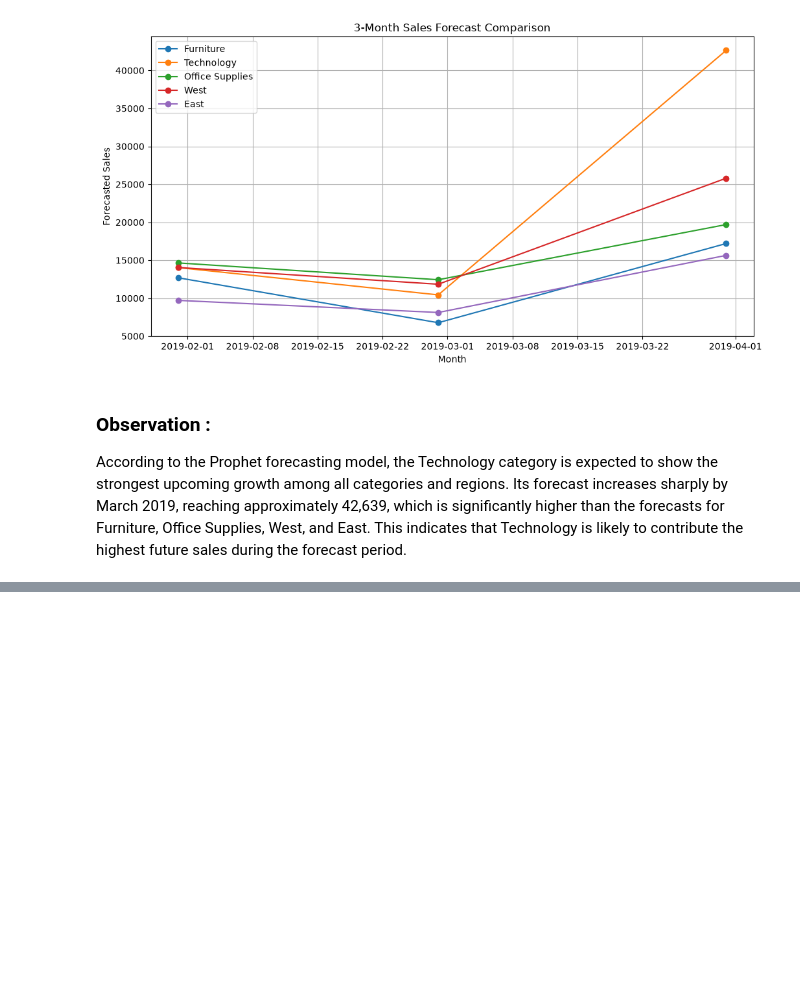
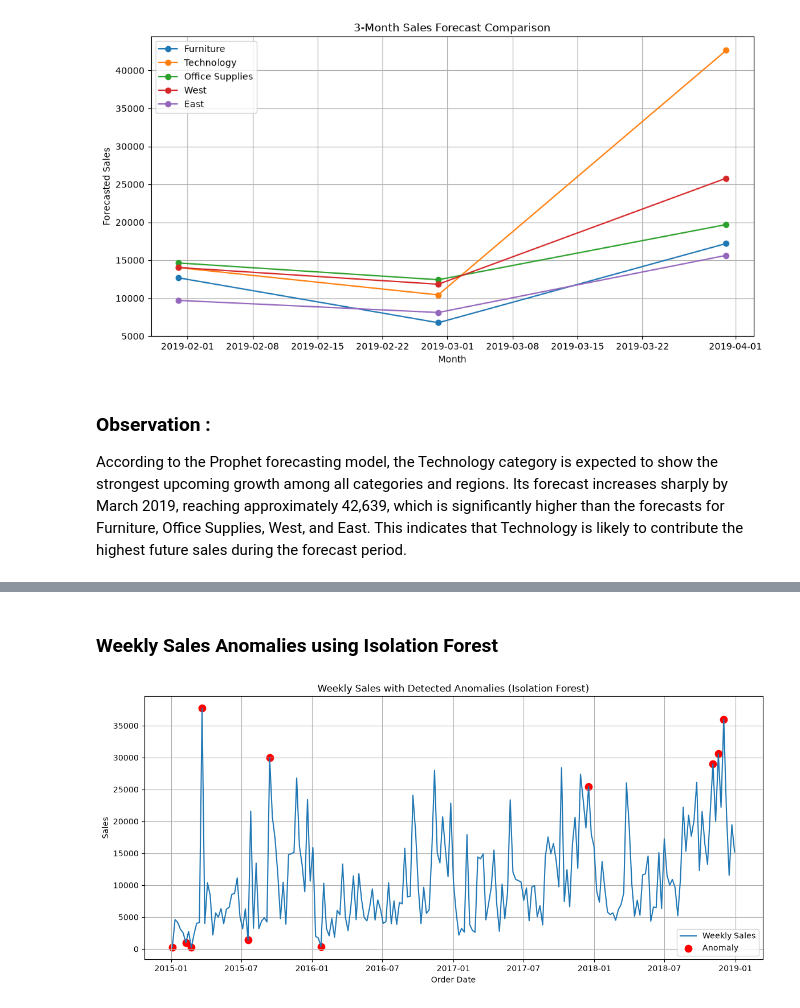
Before and after one commit to Sumit-342/sales-forecasting-dashboard, a Jupyter notebook: analysis.ipynb, the cells around one changed output, grey strips where cells are left out. Saved outputs shown, nothing was run; the diff lists cells and outputs as text; code cells hidden in the pictures; blank space fills up the shorter version.

Commit message:
Anomaly detection completed

```diff
--- a/analysis.ipynb
+++ b/analysis.ipynb
@@ -1291,0 +1319,13 @@ According to the Prophet forecasting model, the Technology category is expected
+# %%
+# Create the model
+iso_model = IsolationForest(
+    contamination=0.05,
+    random_state=42
+)
+
+# Fit the model
+weekly_sales["Anomaly"] = iso_model.fit_predict(
+    weekly_sales[["Sales"]]
+)
+
+weekly_sales.head()
@@ -1291,0 +1339,34 @@ According to the Prophet forecasting model, the Technology category is expected
+# %% [markdown]
+### Weekly Sales Anomalies using Isolation Forest
+# %%
+plt.figure(figsize=(14, 6))
+
+# Plot normal sales
+plt.plot(
+    weekly_sales["Order Date"],
+    weekly_sales["Sales"],
+    label="Weekly Sales"
+)
+
+# Plot anomalies
+anomalies = weekly_sales[weekly_sales["Anomaly"] == -1]
+
+plt.scatter(
+    anomalies["Order Date"],
+    anomalies["Sales"],
+    color="red",
+    marker="o",
+    s=80,
+    label="Anomaly"
+)
+
+plt.title("Weekly Sales with Detected Anomalies (Isolation Forest)")
+plt.xlabel("Order Date")
+plt.ylabel("Sales")
+
+plt.legend()
+plt.grid(True)
+
+plt.show()
+# %% [output]
+[figure, added]
```
Also changed, not shown: parts of 25 cells of this notebook.
